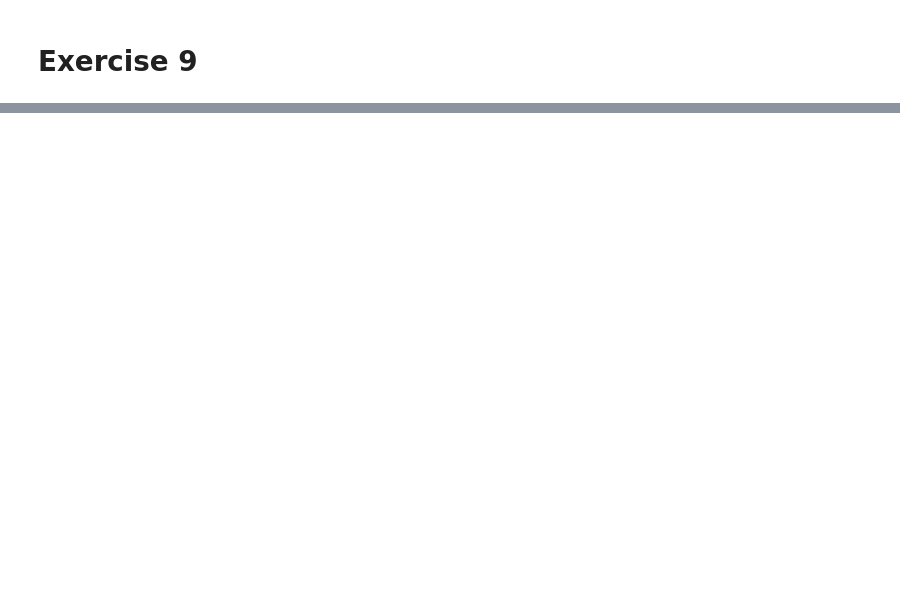
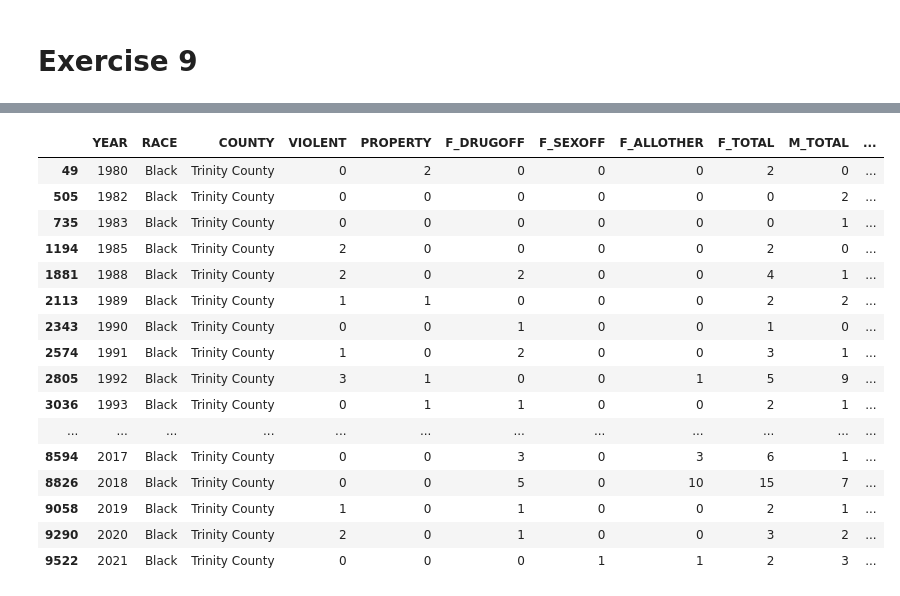
Before and after one commit to xianchiz/IDS_720_Groupby, a Jupyter notebook: exercise_groupby.ipynb, the cells around one changed output, grey strips where cells are left out. Drawn from its saved outputs; the diff is of its cells as text; code cells hidden in the pictures; blank space fills up the shorter version.

```diff
--- a/exercise_groupby.ipynb
+++ b/exercise_groupby.ipynb
@@ -213,0 +336,6 @@ b.difference(a)
+# %%
+# fill in the value for Modoc county that some races don't have equal to zero and keep all rows in different counties are the same
+ex4_num_rows.loc[len(ex4_num_rows)] = [1982,'Black','Modoc County',0,0,0,0,0,0,0,0,0,0]
+ex4_num_rows.loc[len(ex4_num_rows)] = [1986,'Black','Modoc County',0,0,0,0,0,0,0,0,0,0]
+ex4_num_rows.loc[len(ex4_num_rows)] = [1987,'Black','Modoc County',0,0,0,0,0,0,0,0,0,0]
+ex4_num_rows.loc[len(ex4_num_rows)] = [2003,'Black','Modoc County',0,0,0,0,0,0,0,0,0,0]
@@ -213,0 +351,20 @@ b.difference(a)
+# %%
+ex4_num_rows[(ex4_num_rows["COUNTY"] == "Trinity County") & (ex4_num_rows["RACE"] == "Black")]
+# %% [output]
+|  | YEAR | RACE | COUNTY | VIOLENT | PROPERTY | F_DRUGOFF | F_SEXOFF | F_ALLOTHER | F_TOTAL | M_TOTAL | ... |
+| 49 | 1980 | Black | Trinity County | 0 | 2 | 0 | 0 | 0 | 2 | 0 | ... |
+| 505 | 1982 | Black | Trinity County | 0 | 0 | 0 | 0 | 0 | 0 | 2 | ... |
+| 735 | 1983 | Black | Trinity County | 0 | 0 | 0 | 0 | 0 | 0 | 1 | ... |
+| 1194 | 1985 | Black | Trinity County | 2 | 0 | 0 | 0 | 0 | 2 | 0 | ... |
+| 1881 | 1988 | Black | Trinity County | 2 | 0 | 2 | 0 | 0 | 4 | 1 | ... |
+| 2113 | 1989 | Black | Trinity County | 1 | 1 | 0 | 0 | 0 | 2 | 2 | ... |
+| 2343 | 1990 | Black | Trinity County | 0 | 0 | 1 | 0 | 0 | 1 | 0 | ... |
+| 2574 | 1991 | Black | Trinity County | 1 | 0 | 2 | 0 | 0 | 3 | 1 | ... |
+| 2805 | 1992 | Black | Trinity County | 3 | 1 | 0 | 0 | 1 | 5 | 9 | ... |
+| 3036 | 1993 | Black | Trinity County | 0 | 1 | 1 | 0 | 0 | 2 | 1 | ... |
+| ... | ... | ... | ... | ... | ... | ... | ... | ... | ... | ... | ... |
+| 8594 | 2017 | Black | Trinity County | 0 | 0 | 3 | 0 | 3 | 6 | 1 | ... |
+| 8826 | 2018 | Black | Trinity County | 0 | 0 | 5 | 0 | 10 | 15 | 7 | ... |
+| 9058 | 2019 | Black | Trinity County | 1 | 0 | 1 | 0 | 0 | 2 | 1 | ... |
+| 9290 | 2020 | Black | Trinity County | 2 | 0 | 1 | 0 | 0 | 3 | 2 | ... |
+| 9522 | 2021 | Black | Trinity County | 0 | 0 | 0 | 1 | 1 | 2 | 3 | ... |
```
Also changed, not shown: parts of 70 cells of this notebook.
